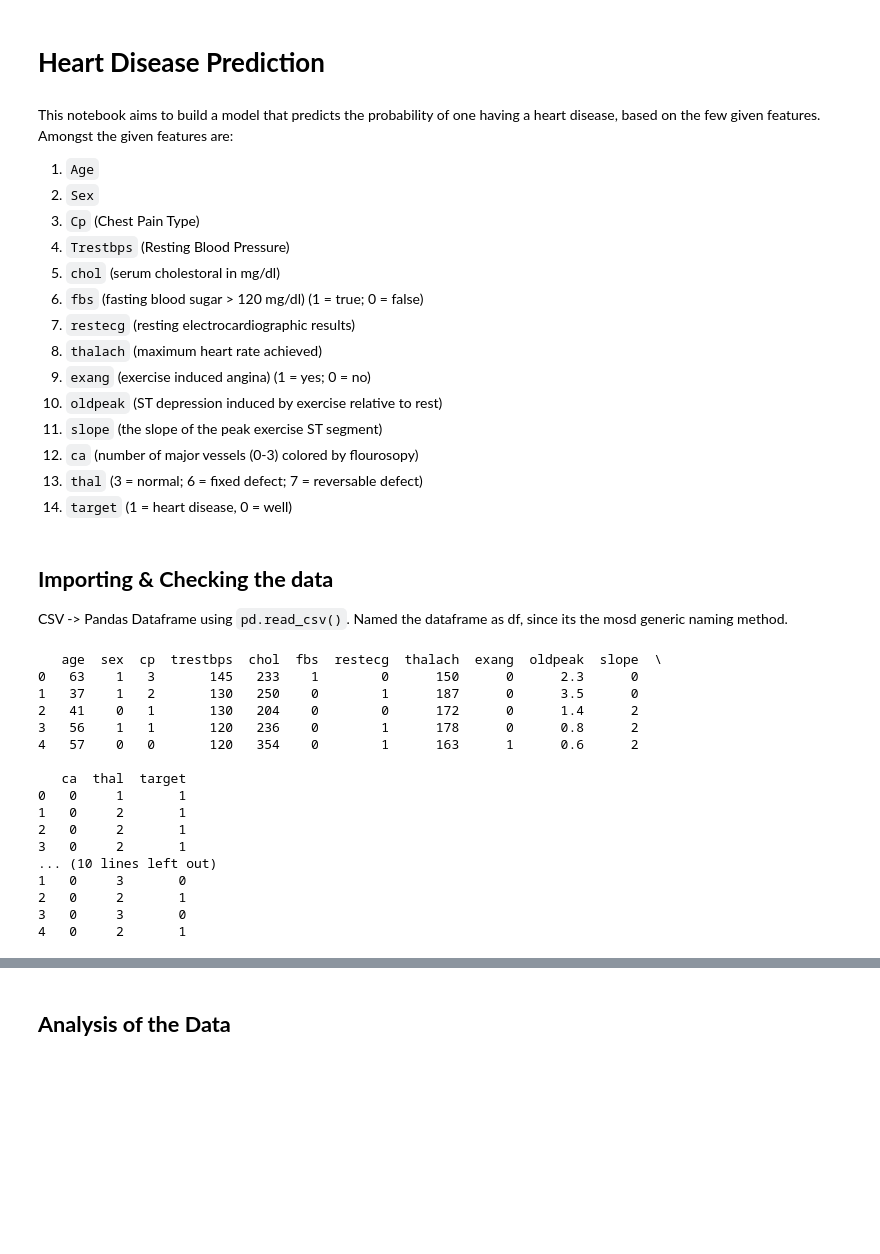
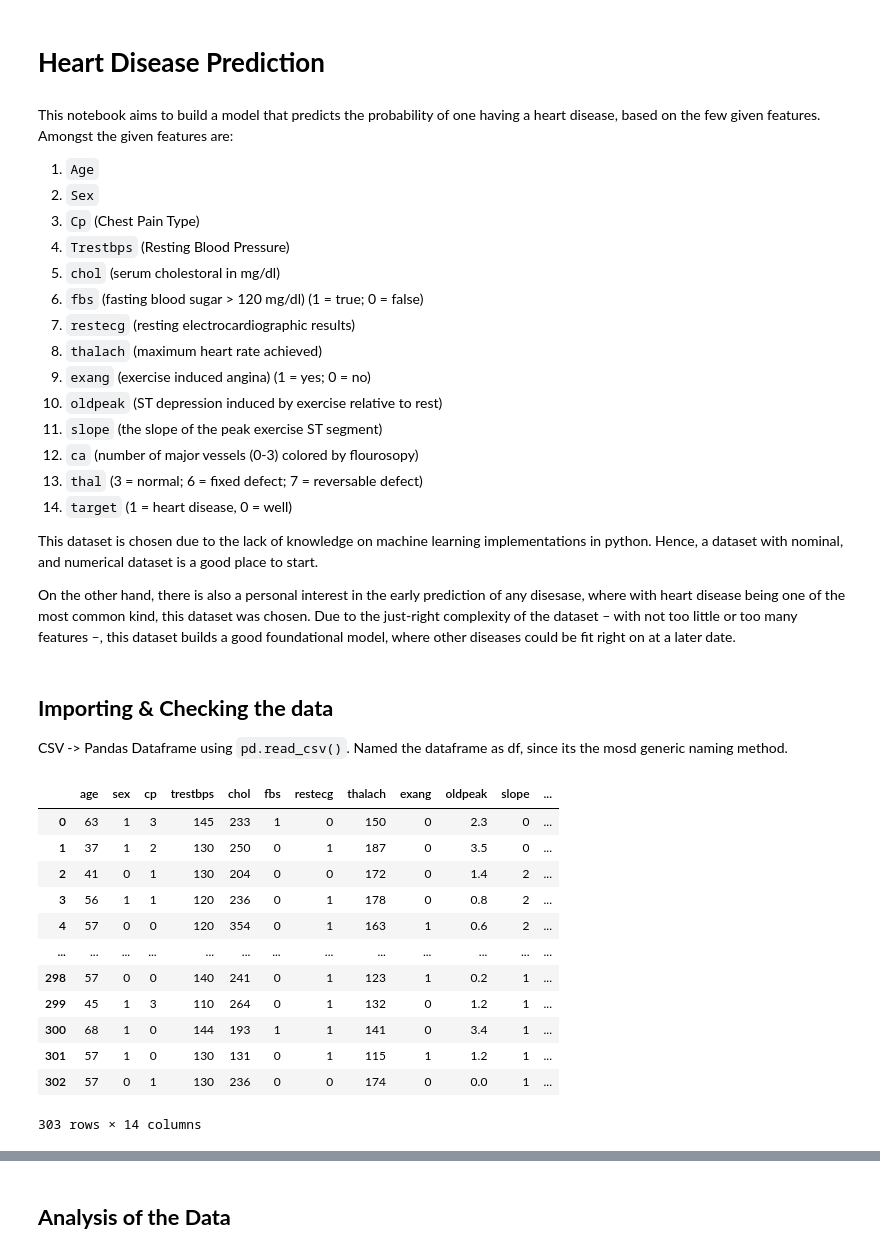
Before and after one commit to jonleesy/F21DLHeartDiseaseClassification, a Jupyter notebook: Model/HeartDisease.ipynb, the cells around one changed output, grey strips where cells are left out. Drawn from its saved outputs; the diff is of its cells as text; code cells hidden in the pictures; blank space fills up the shorter version.

```diff
--- a/Model/HeartDisease.ipynb
+++ b/Model/HeartDisease.ipynb
@@ -16,6 +16,10 @@ This notebook aims to build a model that predicts the probability of one having
 12. `ca` (number of major vessels (0-3) colored by flourosopy)
 13. `thal` (3 = normal; 6 = fixed defect; 7 = reversable defect)
 14. `target` (1 = heart disease, 0 = well)
+
+This dataset is chosen due to the lack of knowledge on machine learning implementations in python. Hence, a dataset with nominal, and numerical dataset is a good place to start.
+
+On the other hand, there is also a personal interest in the early prediction of any disesase, where with heart disease being one of the most common kind, this dataset was chosen. Due to the just-right complexity of the dataset – with not too little or too many features –, this dataset builds a good foundational model, where other diseases could be fit right on at a later date.
 # %% [markdown]
 ## __Importing & Checking the data__
 CSV -> Pandas Dataframe using `pd.read_csv()`.
@@ -23,27 +27,21 @@ Named the dataframe as df, since its the mosd generic naming method.
 # %%
 import pandas as pd
 import numpy as np
 from sklearn.utils import shuffle
 
 df = pd.read_csv('../Data/heart.csv')
-print(df.head(5))
-df_shuffle = shuffle(df).reset_index(drop = True)
-print(df_shuffle.head(5))
+df
 # %% [output]
+|  | age | sex | cp | trestbps | chol | fbs | restecg | thalach | exang | oldpeak | slope | ... |
+| 0 | 63 | 1 | 3 | 145 | 233 | 1 | 0 | 150 | 0 | 2.3 | 0 | ... |
+| 1 | 37 | 1 | 2 | 130 | 250 | 0 | 1 | 187 | 0 | 3.5 | 0 | ... |
+| 2 | 41 | 0 | 1 | 130 | 204 | 0 | 0 | 172 | 0 | 1.4 | 2 | ... |
+| 3 | 56 | 1 | 1 | 120 | 236 | 0 | 1 | 178 | 0 | 0.8 | 2 | ... |
+| 4 | 57 | 0 | 0 | 120 | 354 | 0 | 1 | 163 | 1 | 0.6 | 2 | ... |
+| ... | ... | ... | ... | ... | ... | ... | ... | ... | ... | ... | ... | ... |
+| 298 | 57 | 0 | 0 | 140 | 241 | 0 | 1 | 123 | 1 | 0.2 | 1 | ... |
+| 299 | 45 | 1 | 3 | 110 | 264 | 0 | 1 | 132 | 0 | 1.2 | 1 | ... |
+| 300 | 68 | 1 | 0 | 144 | 193 | 1 | 1 | 141 | 0 | 3.4 | 1 | ... |
+| 301 | 57 | 1 | 0 | 130 | 131 | 0 | 1 | 115 | 1 | 1.2 | 1 | ... |
+| 302 | 57 | 0 | 1 | 130 | 236 | 0 | 0 | 174 | 0 | 0.0 | 1 | ... |
-   age  sex  cp  trestbps  chol  fbs  restecg  thalach  exang  oldpeak  slope  \
-0   63    1   3       145   233    1        0      150      0      2.3      0
-1   37    1   2       130   250    0        1      187      0      3.5      0
-2   41    0   1       130   204    0        0      172      0      1.4      2
-3   56    1   1       120   236    0        1      178      0      0.8      2
-4   57    0   0       120   354    0        1      163      1      0.6      2
-
-   ca  thal  target
-0   0     1       1
-1   0     2       1
-2   0     2       1
-3   0     2       1
-... (10 lines left out)
-1   0     3       0
-2   0     2       1
-3   0     3       0
-4   0     2       1
+303 rows × 14 columns
```
Also changed, not shown: parts of 13 cells of this notebook.
